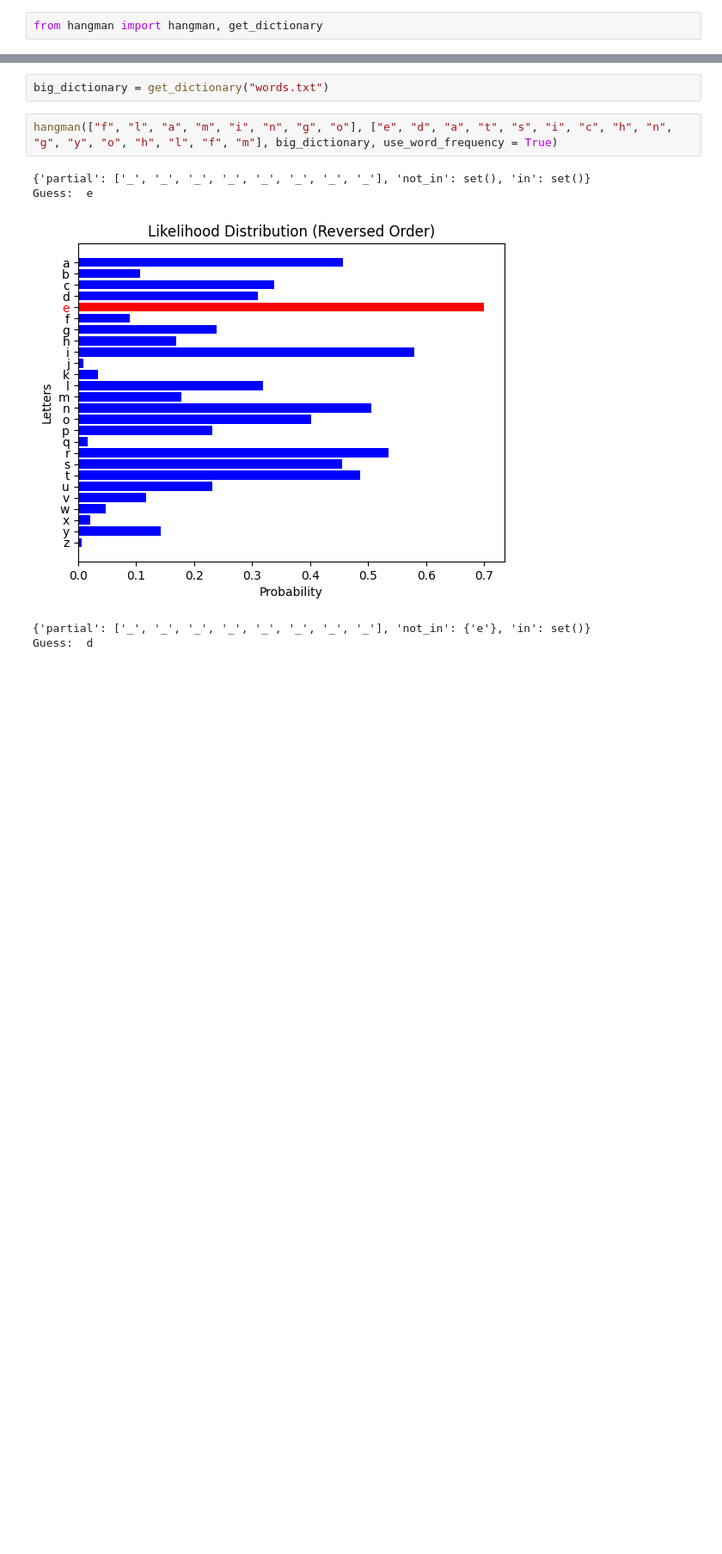
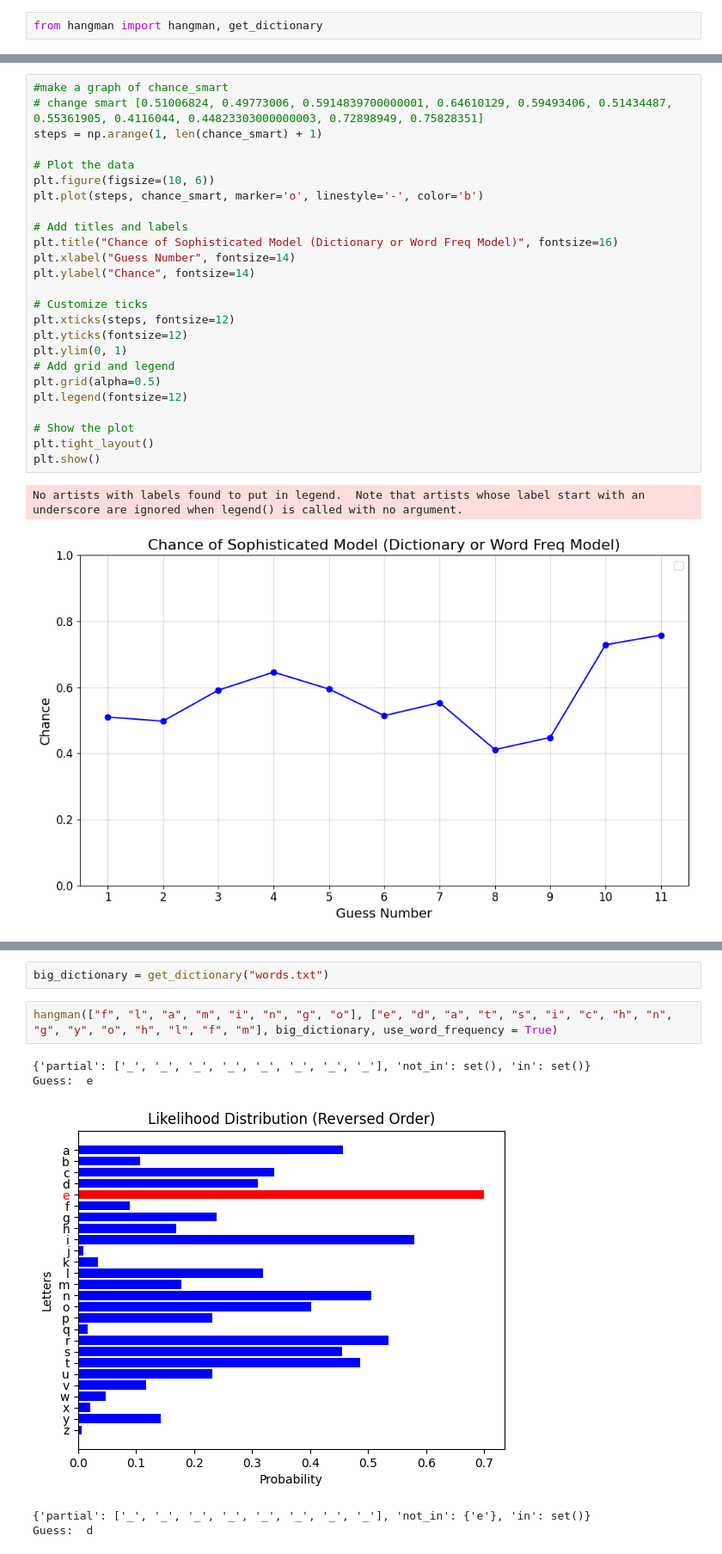
Before and after one commit to TaraRK/-bayesian-hangman, a Jupyter notebook: graphs.ipynb, the cells around one changed output, grey strips where cells are left out. Shown at 86% size. Saved outputs shown, nothing was run; the diff lists cells and outputs as text; blank space fills up the shorter version.

```diff
--- a/graphs.ipynb
+++ b/graphs.ipynb
@@ -2,0 +90,28 @@ from hangman import hangman, get_dictionary
+# %%
+#make a graph of chance_smart
+# change smart [0.51006824, 0.49773006, 0.5914839700000001, 0.64610129, 0.59493406, 0.51434487, 0.55361905, 0.4116044, 0.44823303000000003, 0.72898949, 0.75828351]
+steps = np.arange(1, len(chance_smart) + 1)
+
+# Plot the data
+plt.figure(figsize=(10, 6))
+plt.plot(steps, chance_smart, marker='o', linestyle='-', color='b')
+
+# Add titles and labels
+plt.title("Chance of Sophisticated Model (Dictionary or Word Freq Model)", fontsize=16)
+plt.xlabel("Guess Number", fontsize=14)
+plt.ylabel("Chance", fontsize=14)
+
+# Customize ticks
+plt.xticks(steps, fontsize=12)
+plt.yticks(fontsize=12)
+plt.ylim(0, 1)
+# Add grid and legend
+plt.grid(alpha=0.5)
+plt.legend(fontsize=12)
+
+# Show the plot
+plt.tight_layout()
+plt.show()
+# %% [output]
+No artists with labels found to put in legend.  Note that artists whose label start with an underscore are ignored when legend() is called with no argument.
+[figure, added]
```
Also changed, not shown: parts of 6 cells of this notebook, 21 other files.
